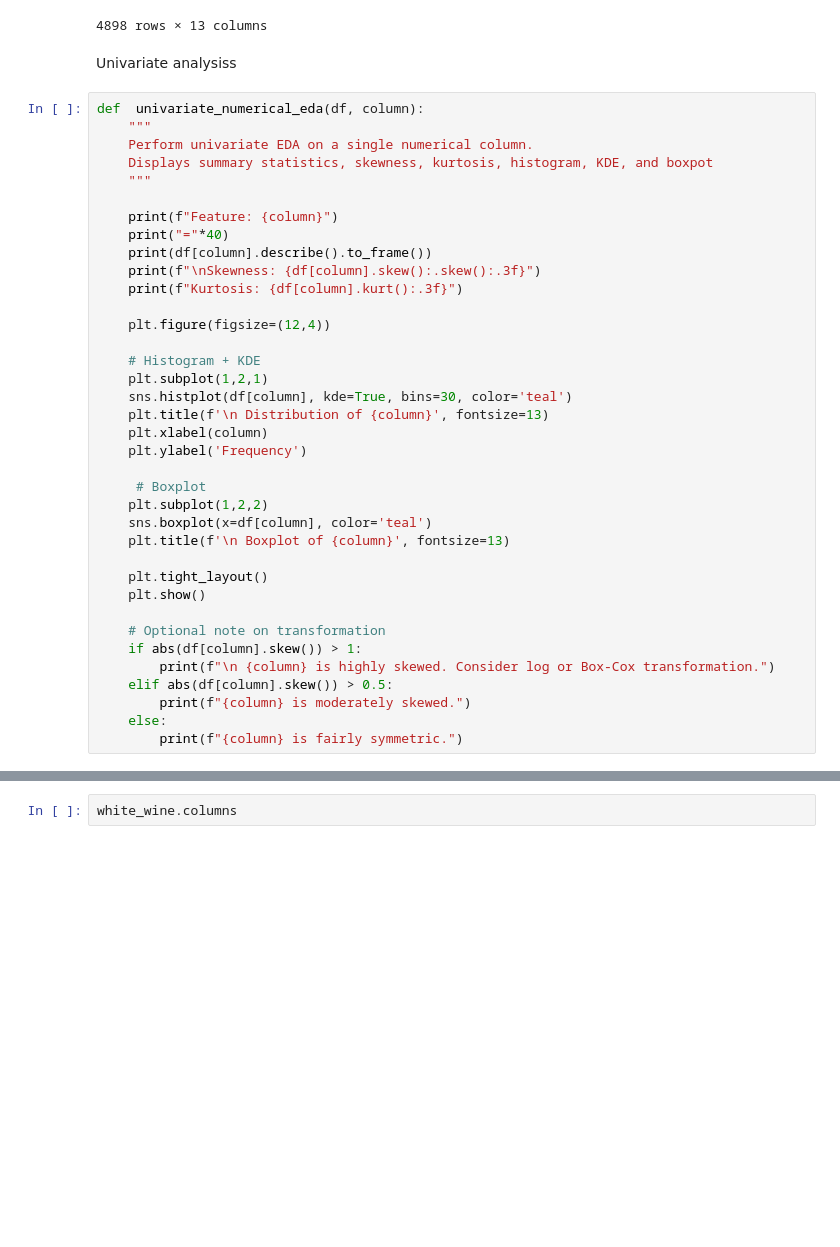
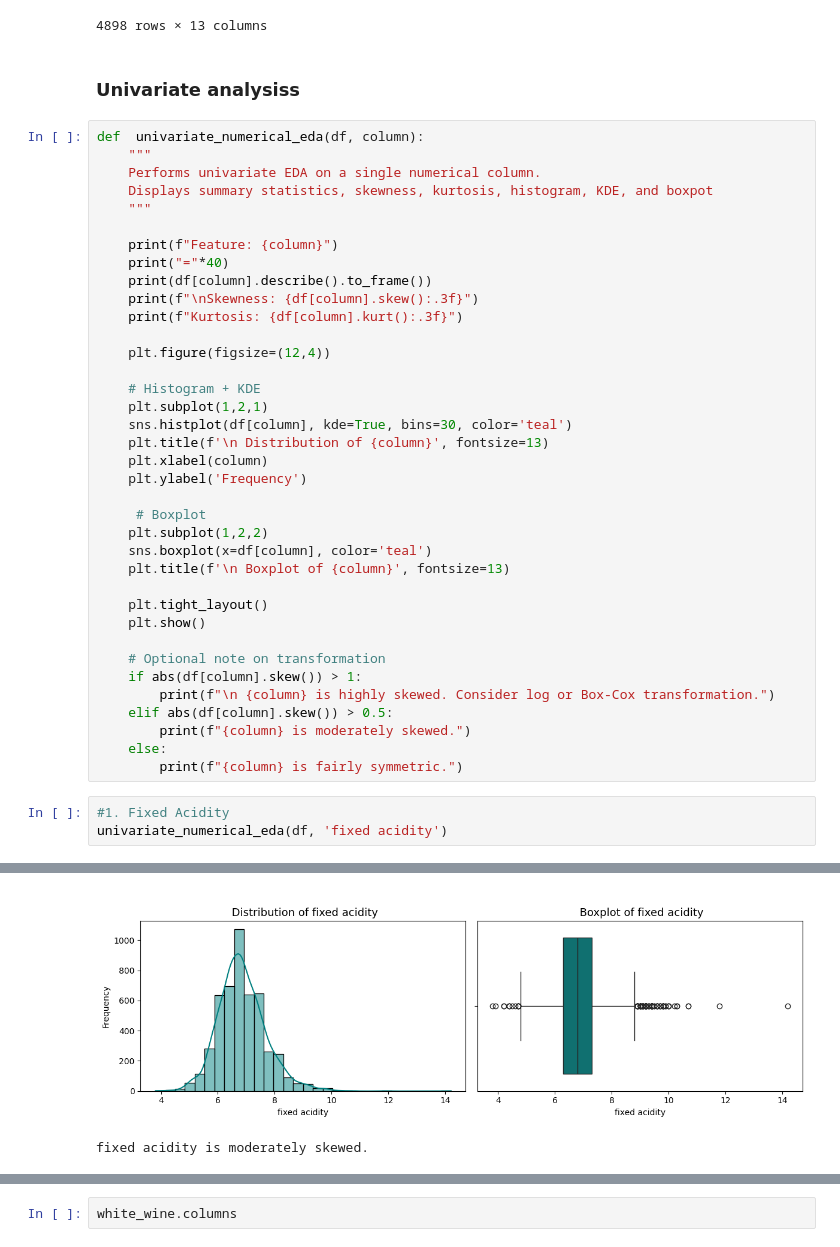
Before and after one commit to ADEOYE-MARY25/My_Task, a Jupyter notebook: Week_11/white_wine.ipynb, the cells around one changed output, grey strips where cells are left out. Drawn from its saved outputs; the diff is of its cells as text; blank space fills up the shorter version.

```diff
--- a/Week_11/white_wine.ipynb
+++ b/Week_11/white_wine.ipynb
@@ -100,18 +98,18 @@ df
 | 4897 | 6.0 | 0.21 | 0.38 | 0.8 | 0.020 | 22.0 | ... |
 4898 rows × 13 columns
 # %% [markdown]
-Univariate analysiss
+### Univariate analysiss
 # %%
 def  univariate_numerical_eda(df, column):
     """
-    Perform univariate EDA on a single numerical column.
+    Performs univariate EDA on a single numerical column.
     Displays summary statistics, skewness, kurtosis, histogram, KDE, and boxpot
     """
 
     print(f"Feature: {column}")
     print("="*40)
     print(df[column].describe().to_frame())
-    print(f"\nSkewness: {df[column].skew():.skew():.3f}")
+    print(f"\nSkewness: {df[column].skew():.3f}")
     print(f"Kurtosis: {df[column].kurt():.3f}")
 
     plt.figure(figsize=(12,4))
@@ -138,3 +136,7 @@ def  univariate_numerical_eda(df, column):
         print(f"{column} is moderately skewed.")
     else:
         print(f"{column} is fairly symmetric.")
+# %%
+#1. Fixed Acidity
+univariate_numerical_eda(df, 'fixed acidity')
+# %% [output]
@@ -141,3 +157,5 @@ def  univariate_numerical_eda(df, column):
+[figure, added]
+fixed acidity is moderately skewed.
 # %%
 def univariate_categorical_eda(df, column):
     """
```
Also changed, not shown: parts of 5 cells of this notebook.
